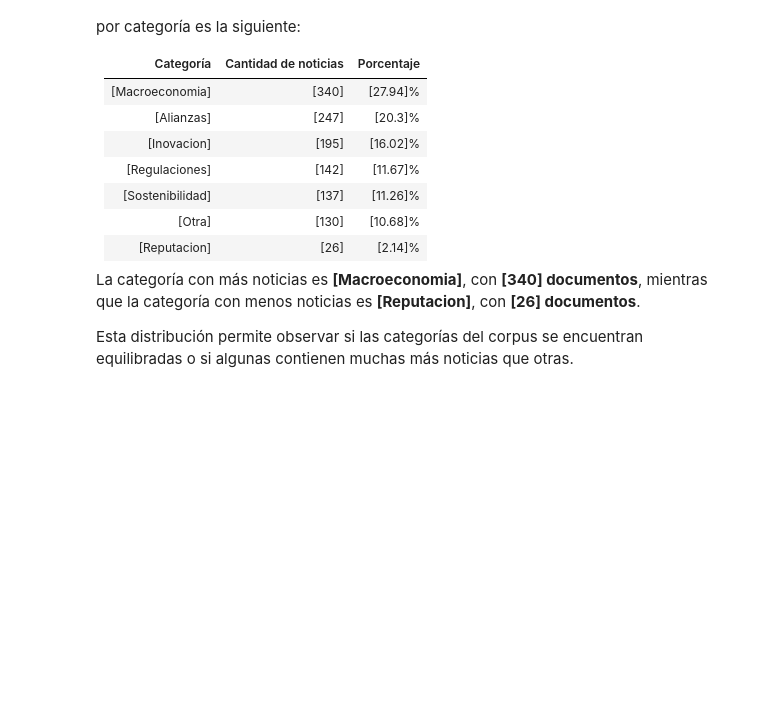
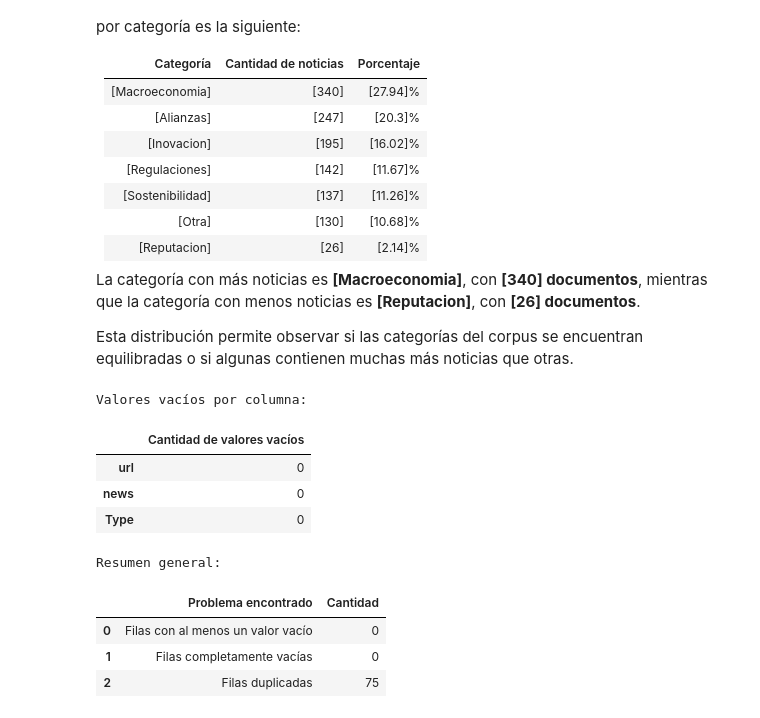
Before and after one commit to Jtanchezz/NLP, a Jupyter notebook: Lab1/lab1.ipynb, the cells around one changed output. Saved outputs shown, nothing was run; the diff lists cells and outputs as text; code cells hidden in the pictures; blank space fills up the shorter version.

```diff
--- a/Lab1/lab1.ipynb
+++ b/Lab1/lab1.ipynb
@@ -151,3 +151,45 @@ El corpus contiene un total de **[7] categorías diferentes**. La distribución
 La categoría con más noticias es **[Macroeconomia]**, con **[340] documentos**, mientras que la categoría con menos noticias es **[Reputacion]**, con **[26] documentos**.
 
 Esta distribución permite observar si las categorías del corpus se encuentran equilibradas o si algunas contienen muchas más noticias que otras.
+# %%
+# Valores vacíos por columna
+valores_vacios_por_columna = df.isna().sum()
+
+# Filas que tienen al menos un valor vacío
+filas_con_algun_vacio = df.isna().any(axis=1).sum()
+
+# Filas completamente vacías
+filas_completamente_vacias = df.isna().all(axis=1).sum()
+
+# Filas completamente duplicadas
+filas_duplicadas = df.duplicated().sum()
+
+resumen_calidad = pd.DataFrame({
+    "Problema encontrado": [
+        "Filas con al menos un valor vacío",
+        "Filas completamente vacías",
+        "Filas duplicadas"
+    ],
+    "Cantidad": [
+        filas_con_algun_vacio,
+        filas_completamente_vacias,
+        filas_duplicadas
+    ]
+})
+
+print("Valores vacíos por columna:")
+display(valores_vacios_por_columna.to_frame(name="Cantidad de valores vacíos"))
+
+print("Resumen general:")
+display(resumen_calidad)
+# %% [output]
+Valores vacíos por columna:
+|  | Cantidad de valores vacíos |
+| url | 0 |
+| news | 0 |
+| Type | 0 |
+Resumen general:
+|  | Problema encontrado | Cantidad |
+| 0 | Filas con al menos un valor vacío | 0 |
+| 1 | Filas completamente vacías | 0 |
+| 2 | Filas duplicadas | 75 |
```
Also changed, not shown: parts of 1 cell of this notebook.
